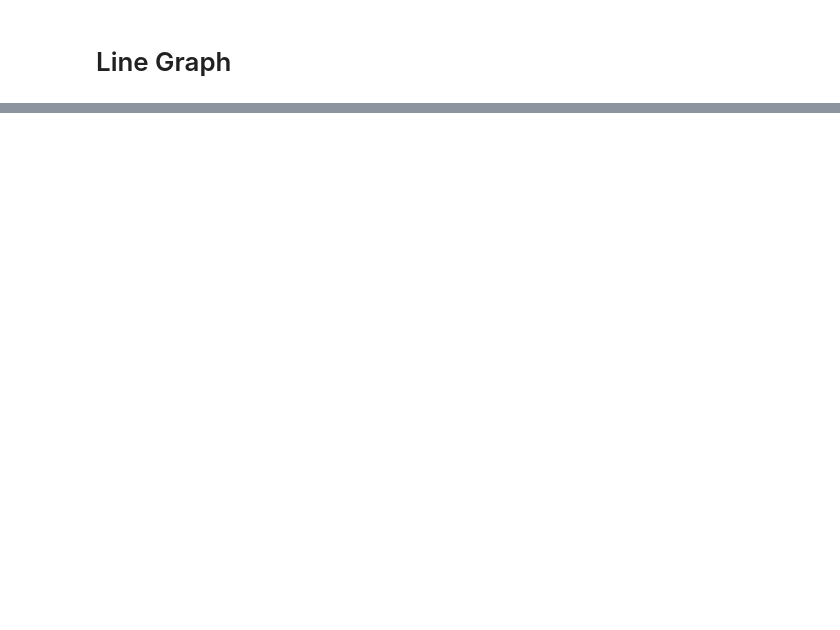
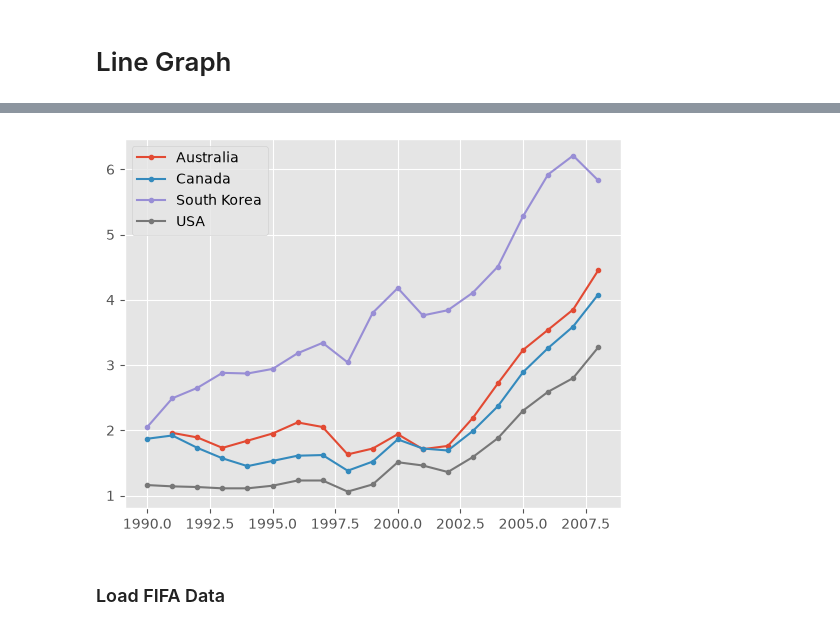
Before and after one commit to LekaLakshmi/AI-ML-Portfolio, a Jupyter notebook: Learning-Practice/Matplotlib/Matplotlib_practice.ipynb, the cells around one changed output, grey strips where cells are left out. Cells and saved outputs as stored; diff of their text form; code cells hidden in the pictures; blank space fills up the shorter version.

```diff
--- a/Learning-Practice/Matplotlib/Matplotlib_practice.ipynb
+++ b/Learning-Practice/Matplotlib/Matplotlib_practice.ipynb
@@ -85,0 +139,20 @@ plt.show()
+# %%
+# List the countries to include in the chart
+countries_to_look_at = ['Australia', 'USA', 'Canada', 'South Korea']
+
+# Go through each column name in the DataFrame
+for country in gas:
+
+    # Plot the country only if it is in the list above
+    if country in countries_to_look_at:
+        plt.plot(gas["Year"], gas[country], marker='.', label=country)
+
+# Show the country names in a legend
+plt.legend()
+
+# Display the chart
+plt.show()
+# %% [output]
+[figure, added]
+# %% [markdown]
+### Load FIFA Data
```
Also changed, not shown: parts of 15 cells of this notebook, 3 other files.
